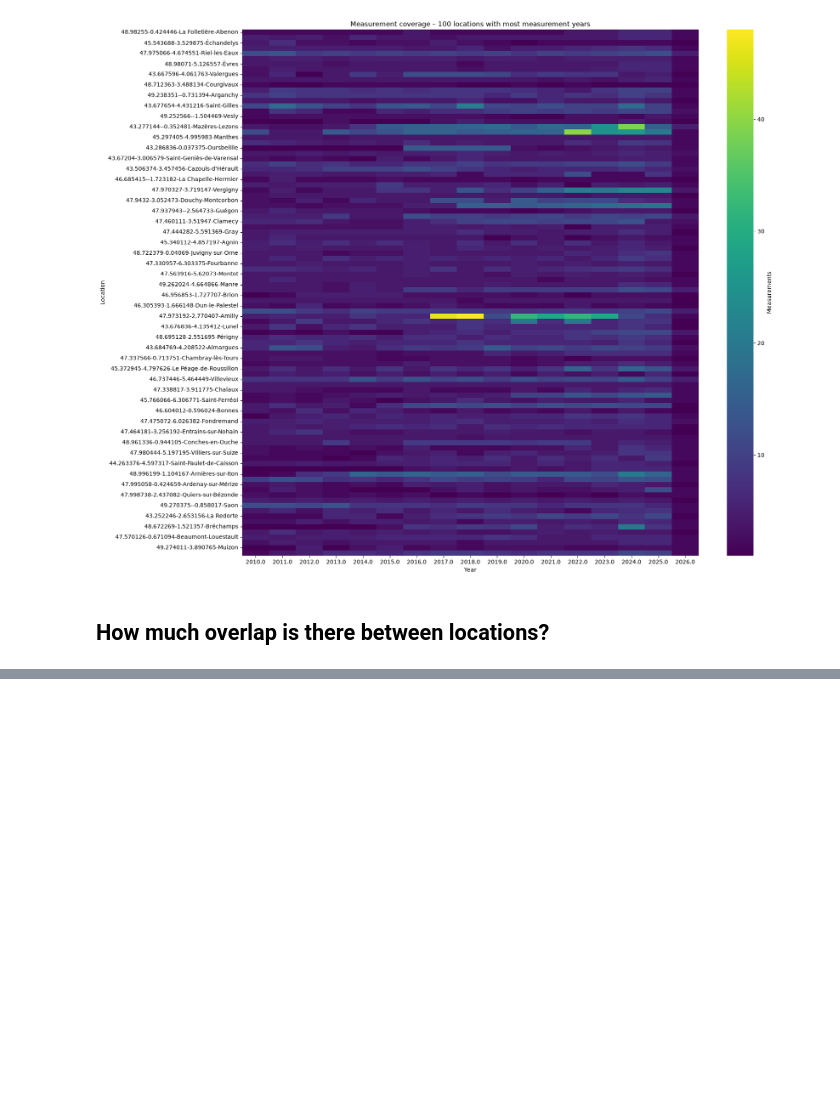
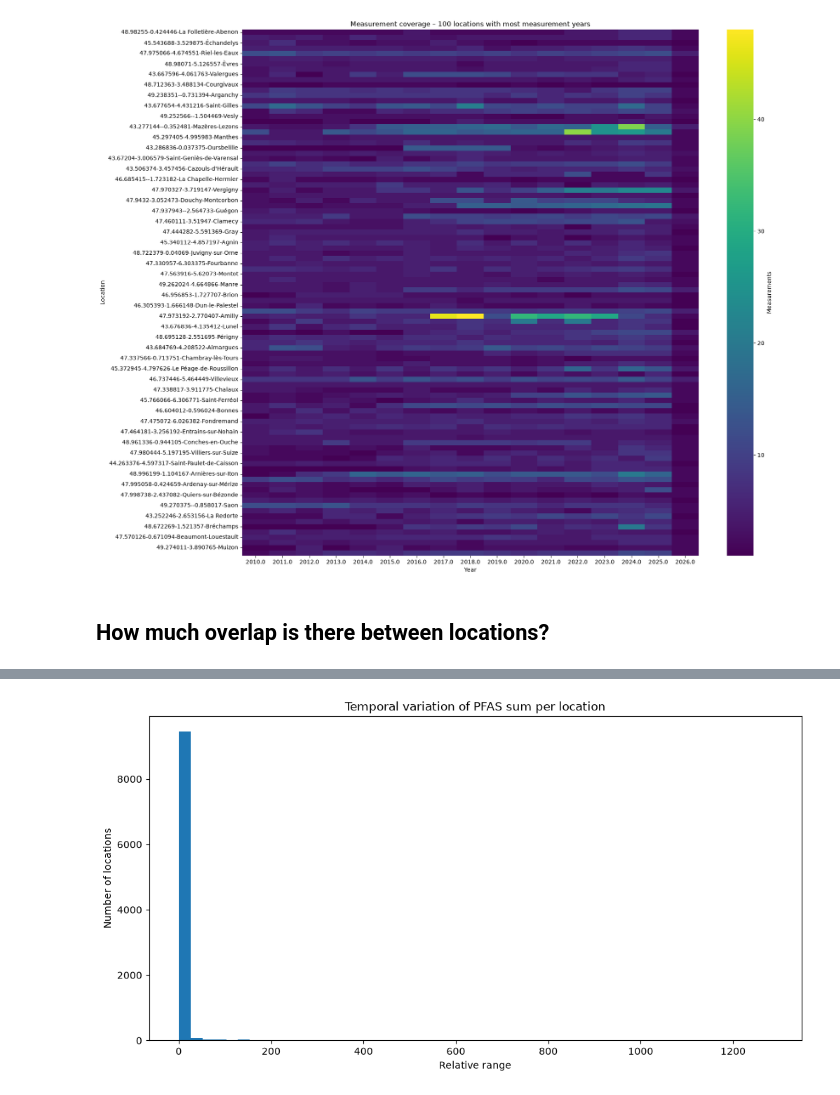
Before and after one commit to D4rkMindz/pfas-trace, a Jupyter notebook: notebooks/preprocessing/data-exploration/temporal_analysis.ipynb, the cells around one changed output, grey strips where cells are left out. Saved outputs shown, nothing was run; the diff lists cells and outputs as text; code cells hidden in the pictures; blank space fills up the shorter version.

```diff
--- a/notebooks/preprocessing/data-exploration/temporal_analysis.ipynb
+++ b/notebooks/preprocessing/data-exploration/temporal_analysis.ipynb
@@ -280,3 +411,49 @@ plt.show()
+# %%
+location_variation = (
+    pfas_location_year
+    .groupby(location_columns)["pfas_sum"]
+    .agg(
+        n_years="count",
+        median="median",
+        mean="mean",
+        min="min",
+        max="max",
+        std="std",
+    )
+)
+
+location_variation["relative_range"] = np.nan
+
+valid = location_variation["median"] > 0
+
+location_variation.loc[valid, "relative_range"] = (
+    (
+        location_variation.loc[valid, "max"]
+        - location_variation.loc[valid, "min"]
+    )
+    / location_variation.loc[valid, "median"]
+)
+# %%
+plot_data = location_variation["relative_range"].dropna()
+
+upper_limit = plot_data.quantile(0.99)
+
+fig, ax = plt.subplots(figsize=(12, 6))
+
+ax.hist(
+    plot_data[plot_data <= upper_limit],
+    bins=50,
+)
+
+ax.set_xlabel("Relative range")
+ax.set_ylabel("Number of locations")
+ax.set_title(
+    "Temporal variation of PFAS sum per location"
+)
+
+plt.show()
+# %% [output]
+[figure, added]
 # %% [markdown]
 ## Conclusion
 - We do need the other categories without any pfas-values or pfas-sums
```
Also changed, not shown: parts of 19 cells of this notebook.
